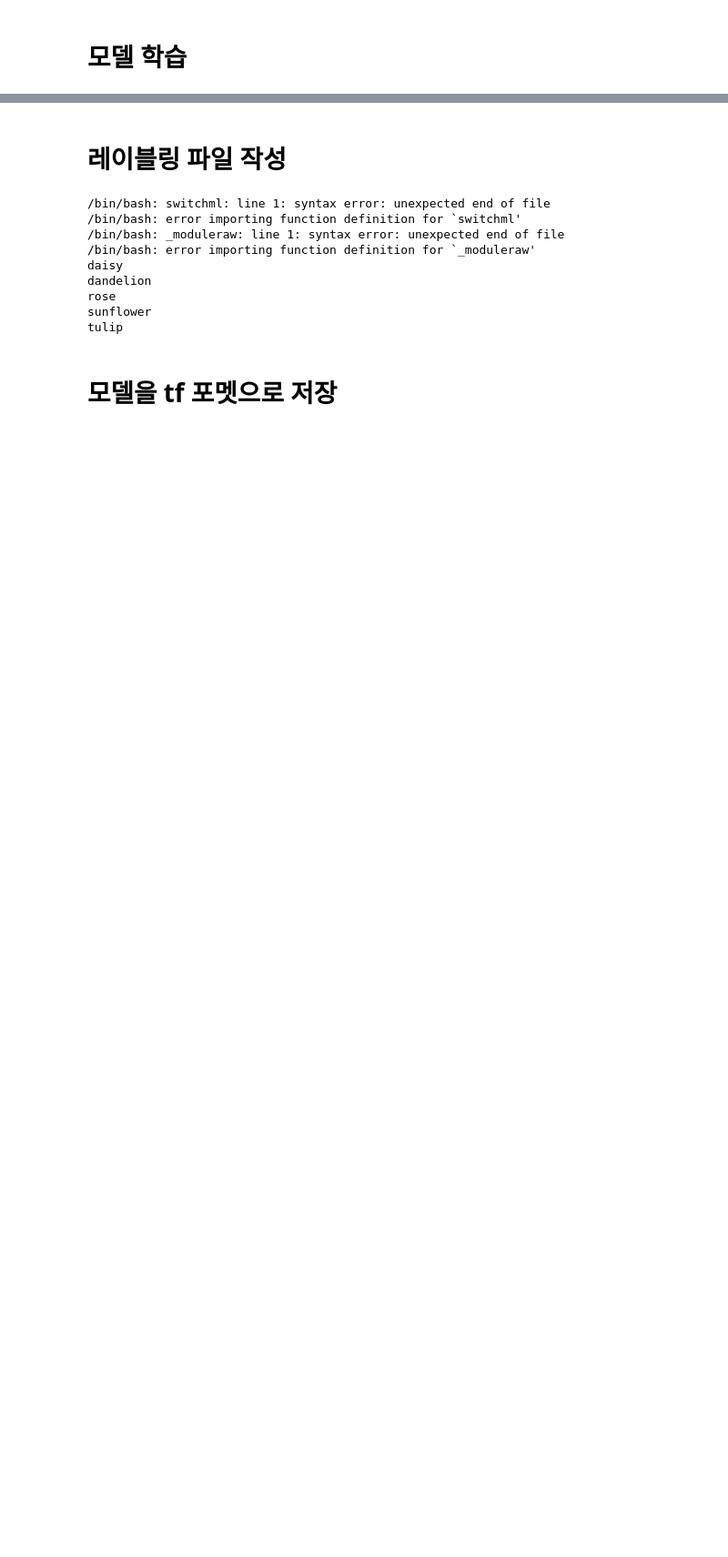
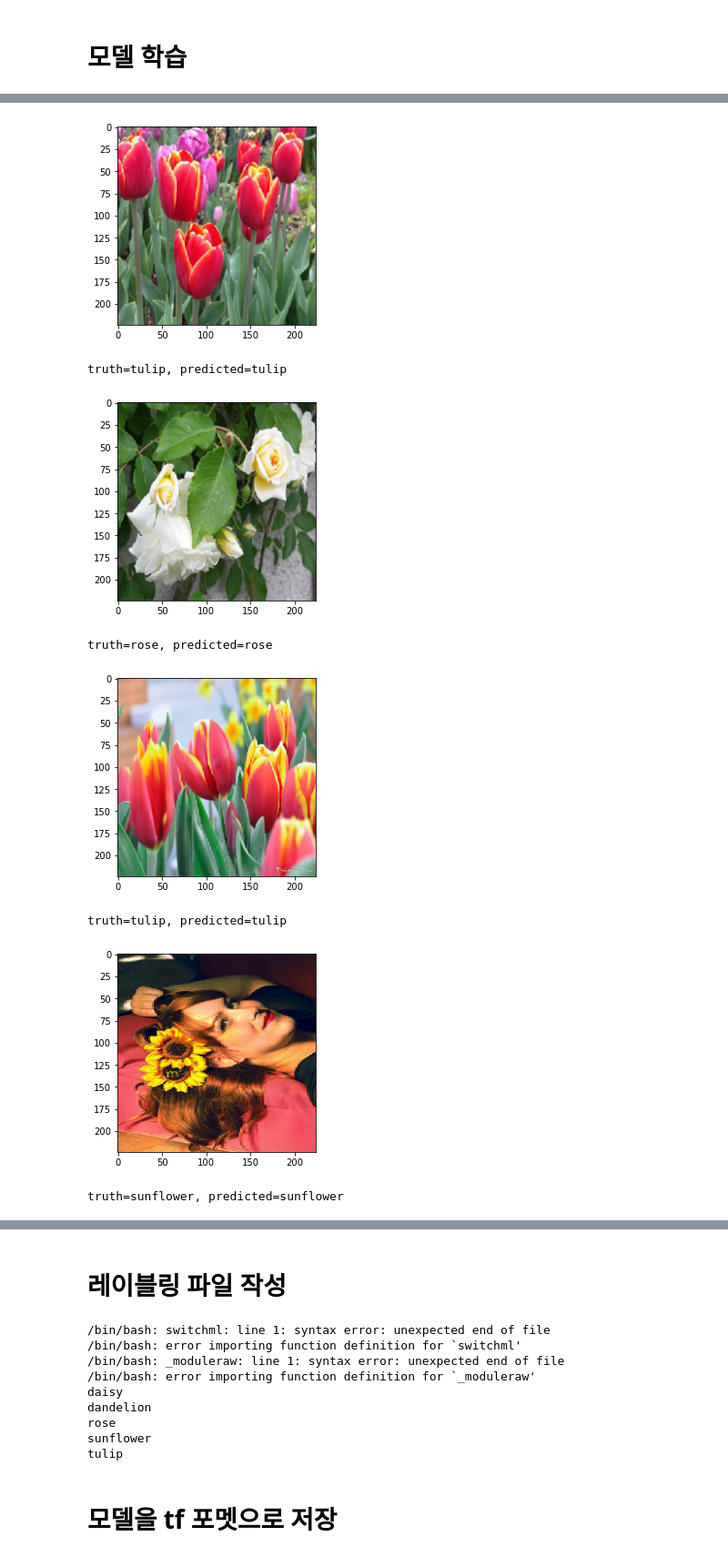
Before and after one commit to dhrim/jetson_image, a Jupyter notebook: jetson_inference/train_classification_on_server_on_keras.ipynb, the cells around one changed output, grey strips where cells are left out. Shown at 91% size. Drawn from its saved outputs; the diff is of its cells as text; code cells hidden in the pictures; blank space fills up the shorter version.

```diff
--- a/jetson_inference/train_classification_on_server_on_keras.ipynb
+++ b/jetson_inference/train_classification_on_server_on_keras.ipynb
@@ -220,0 +241,15 @@ predicted category name = rose
+# %%
+for i in range(10):
+    plt.imshow(test_x[i].astype(np.int))
+    plt.show()
+    print("truth={}, predicted={}".format(custom_labels[int(test_y[i])], custom_labels[predicted[i]]))
+    print()
+# %% [output]
+[figure, added]
+truth=tulip, predicted=tulip
+[figure, added]
+truth=rose, predicted=rose
+[figure, added]
+truth=tulip, predicted=tulip
+[figure, added]
+truth=sunflower, predicted=sunflower
```
Also changed, not shown: parts of 5 cells of this notebook.
